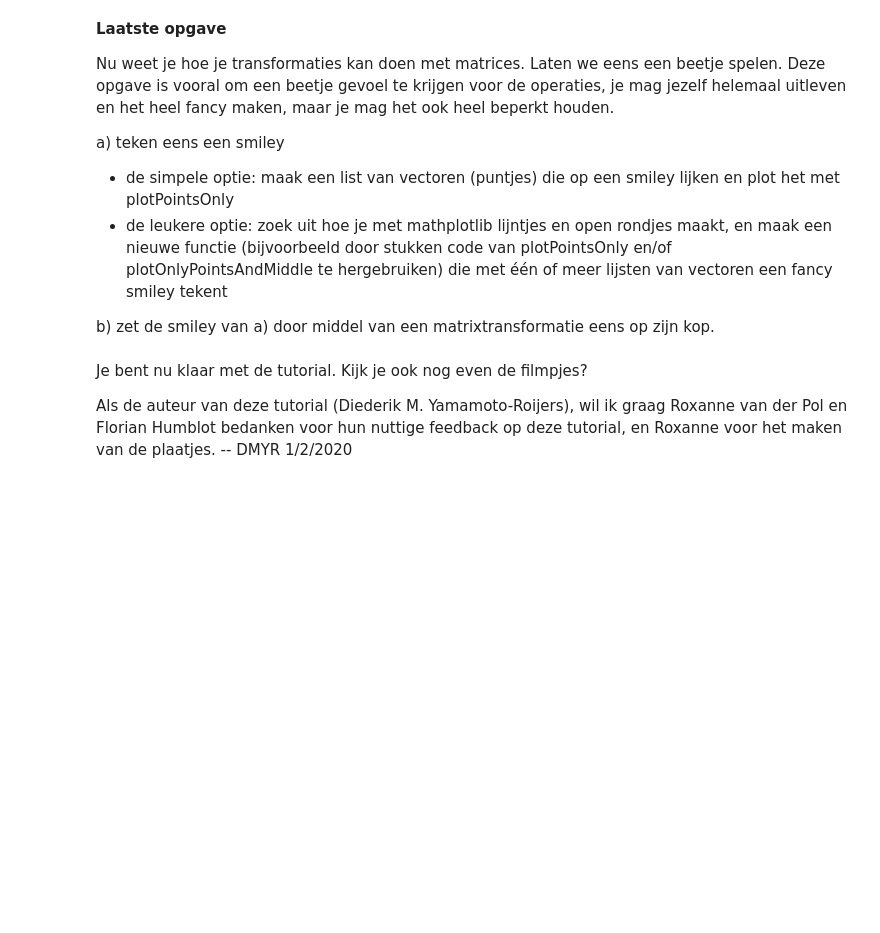
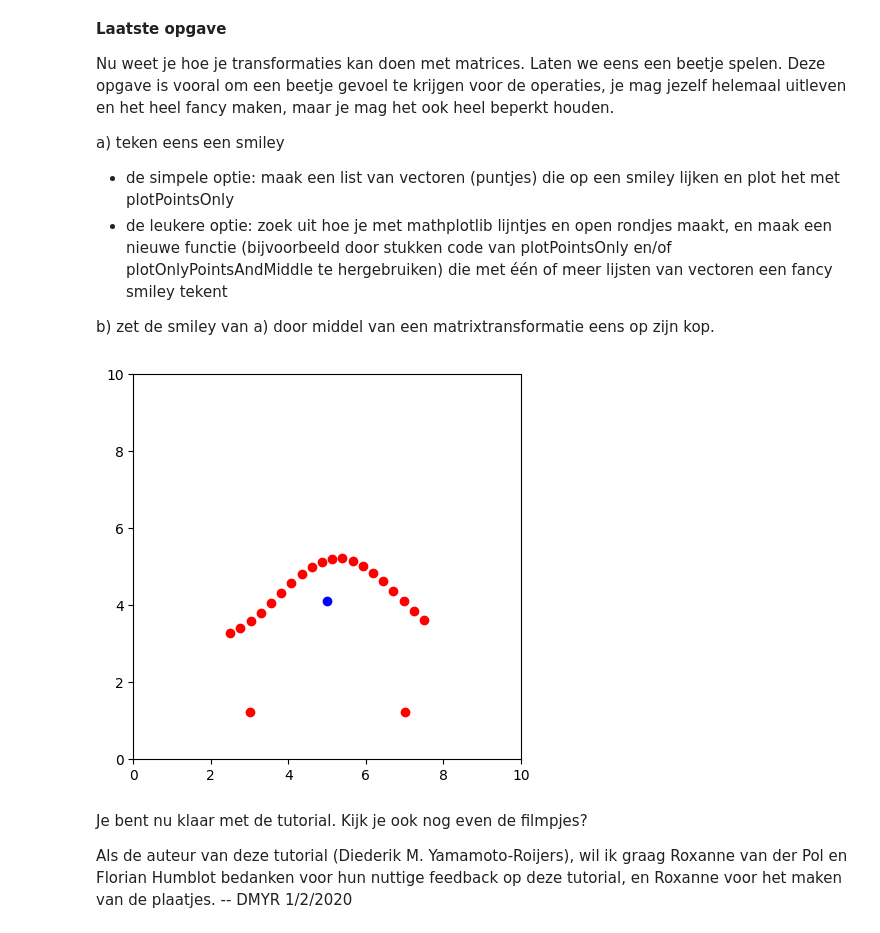
Before and after one commit to harmenvanderslik/vision, a Jupyter notebook: assigments/LinAlg Tutorial (2).ipynb, the cells around one changed output. Drawn from its saved outputs; the diff is of its cells as text; code cells hidden in the pictures; blank space fills up the shorter version.

```diff
--- a/assigments/LinAlg Tutorial (2).ipynb
+++ b/assigments/LinAlg Tutorial (2).ipynb
@@ -437,3 +458,52 @@ b) zet de smiley van a) door middel van een matrixtransformatie eens op zijn kop
+# %%
+#Uw antwoord(en) hier:
+def plotSmiley(eyes, mouth_curve):
+    fig, ax = plt.subplots()
+    for eye in eyes:
+        ax.plot(eye[0], eye[1], 'ro', markersize=10)
+        # Drawing open circles for eyes
+        circle = plt.Circle((eye[0], eye[1]), 0, color='r', fill=False)
+        ax.add_artist(circle)
+
+    # Drawing a smiling mouth
+    x = np.linspace(mouth_curve['start'], mouth_curve['end'], 50)
+    y = np.sin(x) * mouth_curve['amplitude'] + mouth_curve['offset']
+    ax.plot(x, y, 'r')
+
+    # Setting the axis limits and aspect ratio
+    ax.set_xlim([0, 10])
+    ax.set_ylim([0, 10])
+    ax.set_aspect('equal', 'box')
+    plt.show()
+
+def rotationMatrix(angle):
+    return np.array([[np.cos(angle), -np.sin(angle)],[np.sin(angle),np.cos(angle)]])
+def computeCentre(vlist):
+    result = np.array([0.0, 0.0])  # Gebruik een 2D vector
+    for v in vlist:
+        result += np.array(v)  # Zorg ervoor dat v ook een NumPy array is voor de bewerking
+    result /= len(vlist)
+    return result
+
+eyes = [[3, 7], [7, 7]]  # Oogpunten
+mouth = [[x, np.sin(x) * 1 + 4] for x in np.linspace(2.5, 7.5, 20)]  # Mondpunten
+smiley_points = eyes + mouth
+middle = computeCentre(smiley_points)
+
+# Stap 2: Verplaats naar (0,0)
+shifted_points = [np.array(point) - middle for point in smiley_points]
+
+# Stap 3: Draai de punten
+angle = np.radians(180)  # Draaihoek, bijvoorbeeld 45 graden
+rotated_points = [np.dot(rotationMatrix(angle), point) for point in shifted_points]
+
+# Stap 4: Verplaats terug rond het originele middelpunt
+final_points = [point + middle for point in rotated_points]
+
+# Stap 5: Plot de punten
+plotOnlyPointsAndMiddle(final_points, middle)
+# %% [output]
+[figure, added]
 # %% [markdown]
 Je bent nu klaar met de tutorial. Kijk je ook nog even de filmpjes?
 
```
Also changed, not shown: parts of 8 cells of this notebook.
